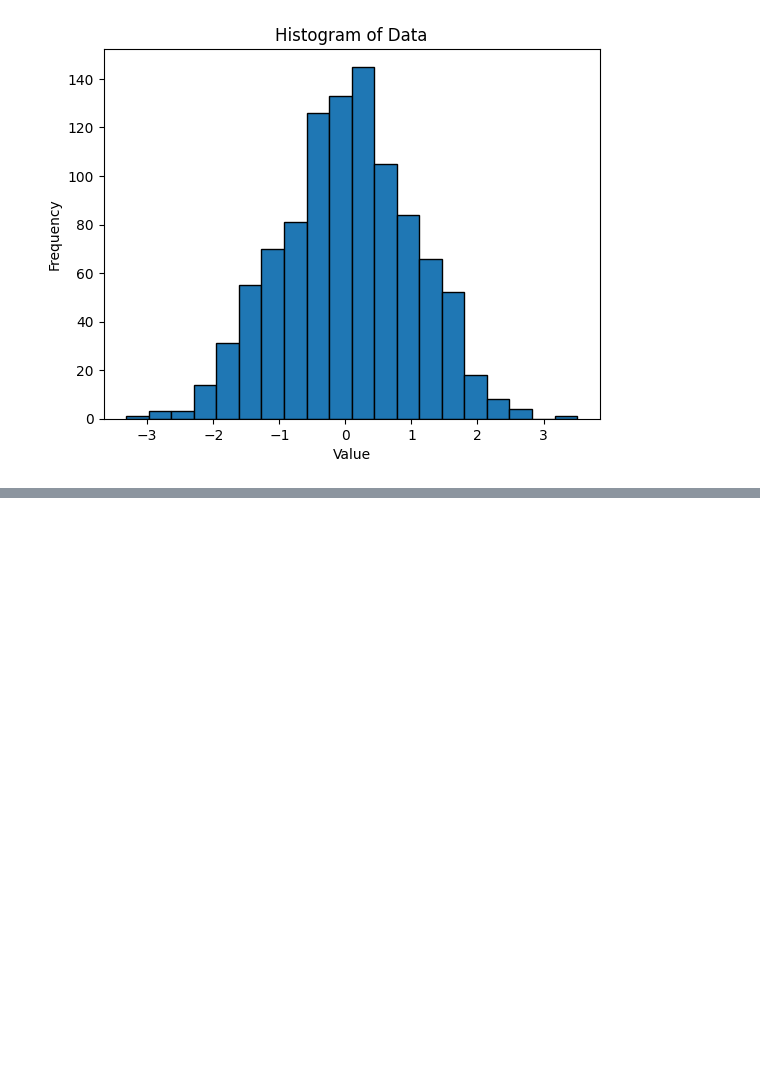
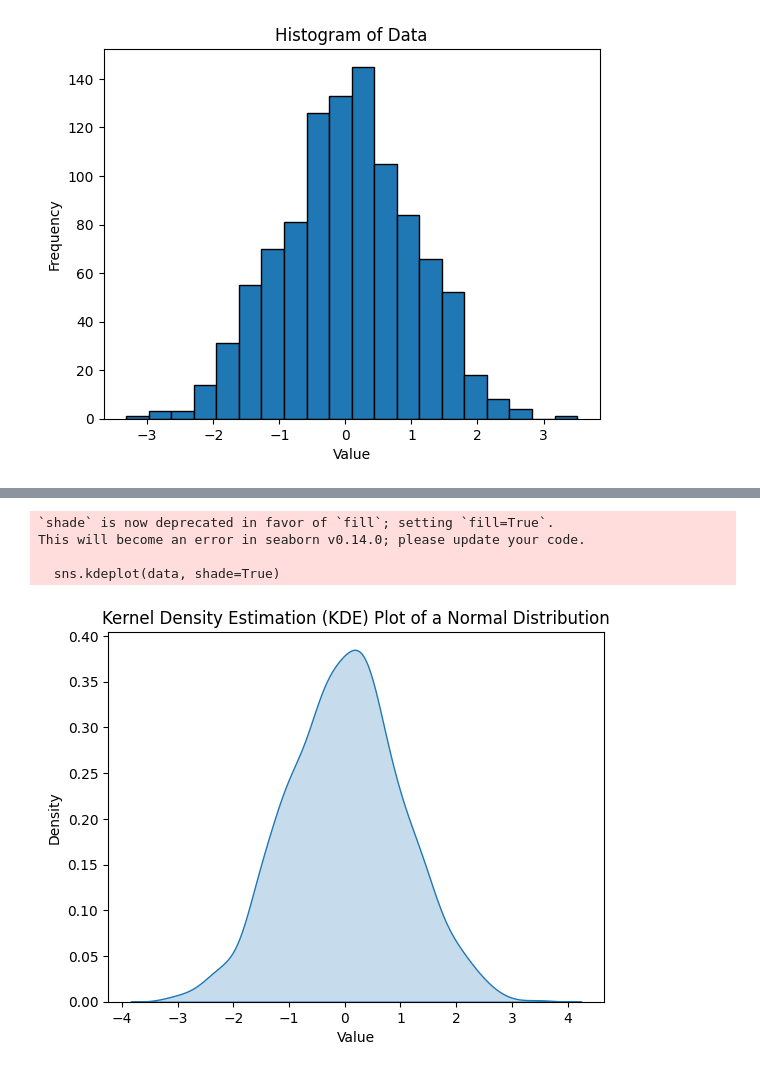
Before and after one commit to girishnn/sanjay, a Jupyter notebook: sanjay.ipynb, the cells around one changed output, grey strips where cells are left out. Cells and saved outputs as stored; diff of their text form; code cells hidden in the pictures; blank space fills up the shorter version.

```diff
--- a/sanjay.ipynb
+++ b/sanjay.ipynb
@@ -482,0 +499,20 @@ plt.show()
+# %%
+import seaborn as sns
+import numpy as np
+# Generate random data following a normal distribution
+mu, sigma = 0, 1
+data = np.random.normal(mu, sigma, 1000)
+# Create a KDE plot
+sns.kdeplot(data, shade=True)
+# Adding labels and a title
+plt.xlabel('Value')
+plt.ylabel('Density')
+plt.title('Kernel Density Estimation (KDE) Plot of a Normal Distribution')
+# Show the plot
+plt.show()
+# %% [output]
+`shade` is now deprecated in favor of `fill`; setting `fill=True`.
+This will become an error in seaborn v0.14.0; please update your code.
+
+  sns.kdeplot(data, shade=True)
+[figure, added]
```
Also changed, not shown: parts of 3 cells of this notebook.
